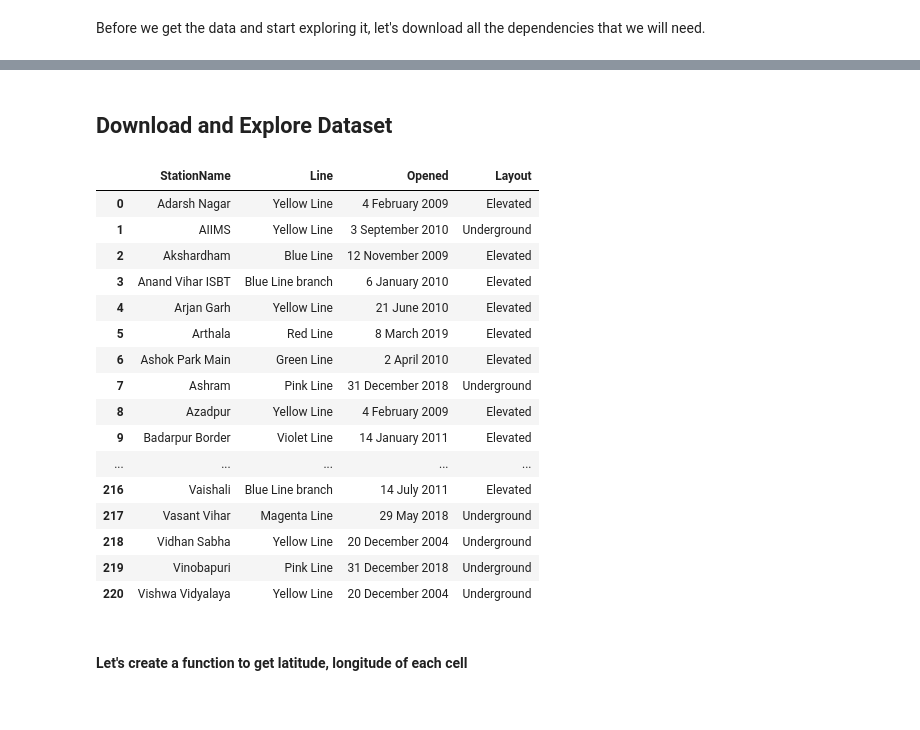
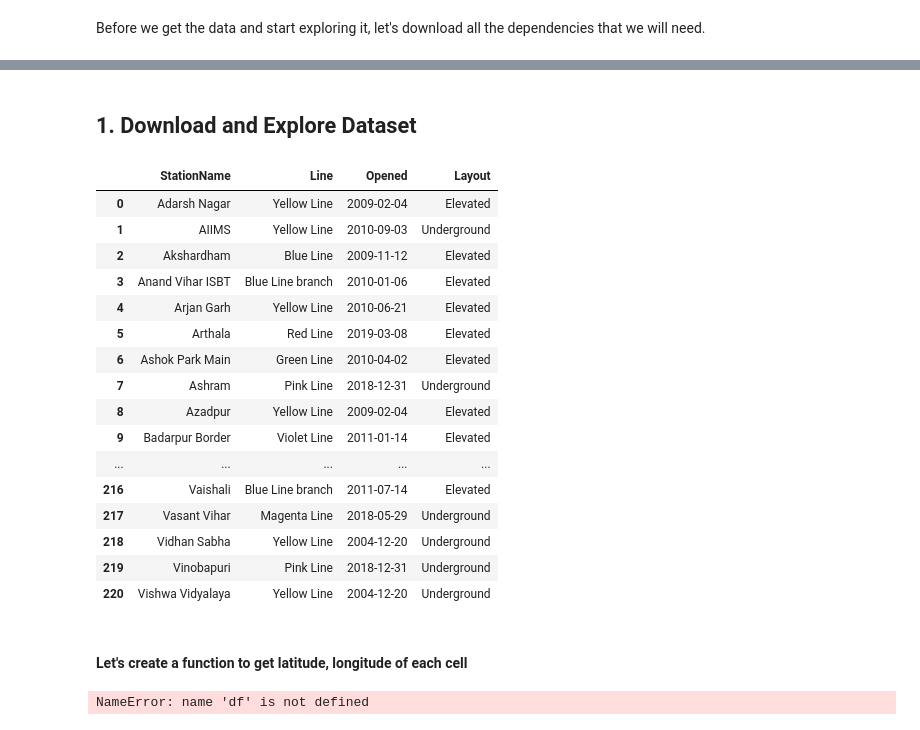
Before and after one commit to anshuld27/AdvanceDataScience, a Jupyter notebook: The Battle of Neighborhoods.ipynb, the cells around one changed output, grey strips where cells are left out. Cells and saved outputs as stored; diff of their text form; code cells hidden in the pictures.

```diff
--- a/The Battle of Neighborhoods.ipynb
+++ b/The Battle of Neighborhoods.ipynb
@@ -52,6 +52,6 @@ folium-0.5.0-p 100% |################################| Time: 0:00:00  46.58 MB/s
 Libraries imported.
 # %% [markdown]
-## Download and Explore Dataset
+## 1. Download and Explore Dataset
 # %%
 #Fetch metro stations list from wikipedia page.
 r = requests.get("https://en.wikipedia.org/wiki/List_of_Delhi_Metro_stations")
@@ -62,49 +62,53 @@ table_body = table.find('tbody')
 rows = table_body.find_all('tr')
 
 for row in rows:
     cols = row.find_all(['td','th'])
     cols = [ele.text.strip() for ele in cols]
     data.append([ele for ele in cols if ele]) # Get rid of empty values
 
 # Create dataframe
 df = pd.DataFrame(data)
 df = df[1:]
 
 # Define column header
 df.columns = ['Sr','StationName','Hindi Name','Line','Opened','Layout','Notes','Refs','Platform Layout']
 
 # Ignore additional columns
 df=df[['StationName','Line','Opened','Layout']]
 
 # Ignore cells with metro lines name as station name
 df=df[~df.StationName.str.contains("Line")]
 
 # Ignore cells with station layout 'At Grade', as these stations are for interchange only and have no exit points.
 df=df[~df.Layout.str.contains("Grade")]
 
 # Remove special symbols from column names.
 df['StationName']=df['StationName'].str.replace('*','')
 df['StationName']=df['StationName'].str.replace('†','')
 df['StationName']=df['StationName'].str.replace('¤','')
+
+# Converting station opening date to datetime formt.
+df['Opened'] = pd.to_datetime(df['Opened'])
+
 df.reset_index(drop=True)
 # %% [output]
 |  | StationName | Line | Opened | Layout |
-| 0 | Adarsh Nagar | Yellow Line | 4 February 2009 | Elevated |
-| 1 | AIIMS | Yellow Line | 3 September 2010 | Underground |
-| 2 | Akshardham | Blue Line | 12 November 2009 | Elevated |
-| 3 | Anand Vihar ISBT | Blue Line branch | 6 January 2010 | Elevated |
-| 4 | Arjan Garh | Yellow Line | 21 June 2010 | Elevated |
-| 5 | Arthala | Red Line | 8 March 2019 | Elevated |
-| 6 | Ashok Park Main | Green Line | 2 April 2010 | Elevated |
-| 7 | Ashram | Pink Line | 31 December 2018 | Underground |
-| 8 | Azadpur | Yellow Line | 4 February 2009 | Elevated |
-| 9 | Badarpur Border | Violet Line | 14 January 2011 | Elevated |
+| 0 | Adarsh Nagar | Yellow Line | 2009-02-04 | Elevated |
+| 1 | AIIMS | Yellow Line | 2010-09-03 | Underground |
+| 2 | Akshardham | Blue Line | 2009-11-12 | Elevated |
+| 3 | Anand Vihar ISBT | Blue Line branch | 2010-01-06 | Elevated |
+| 4 | Arjan Garh | Yellow Line | 2010-06-21 | Elevated |
+| 5 | Arthala | Red Line | 2019-03-08 | Elevated |
+| 6 | Ashok Park Main | Green Line | 2010-04-02 | Elevated |
+| 7 | Ashram | Pink Line | 2018-12-31 | Underground |
+| 8 | Azadpur | Yellow Line | 2009-02-04 | Elevated |
+| 9 | Badarpur Border | Violet Line | 2011-01-14 | Elevated |
 | ... | ... | ... | ... | ... |
-| 216 | Vaishali | Blue Line branch | 14 July 2011 | Elevated |
-| 217 | Vasant Vihar | Magenta Line | 29 May 2018 | Underground |
-| 218 | Vidhan Sabha | Yellow Line | 20 December 2004 | Underground |
-| 219 | Vinobapuri | Pink Line | 31 December 2018 | Underground |
-| 220 | Vishwa Vidyalaya | Yellow Line | 20 December 2004 | Underground |
+| 216 | Vaishali | Blue Line branch | 2011-07-14 | Elevated |
+| 217 | Vasant Vihar | Magenta Line | 2018-05-29 | Underground |
+| 218 | Vidhan Sabha | Yellow Line | 2004-12-20 | Underground |
+| 219 | Vinobapuri | Pink Line | 2018-12-31 | Underground |
+| 220 | Vishwa Vidyalaya | Yellow Line | 2004-12-20 | Underground |
 # %% [markdown]
 #### Let's create a function to get latitude, longitude of each cell
 # %%
@@ -135,5 +139,7 @@ def getNearbyVenues(row):
 
     return pd.Series([latitude,longitude])
 # %%
-df[['Latitude','Longitude']] = df.apply(getNearbyVenues, axis=1)
+df[['Latitude','Longitude']] = df.apply(getLatiLong, axis=1)
+# %% [output]
+NameError: name 'df' is not defined
 # %%
```
Also changed, not shown: parts of 71 cells of this notebook.
